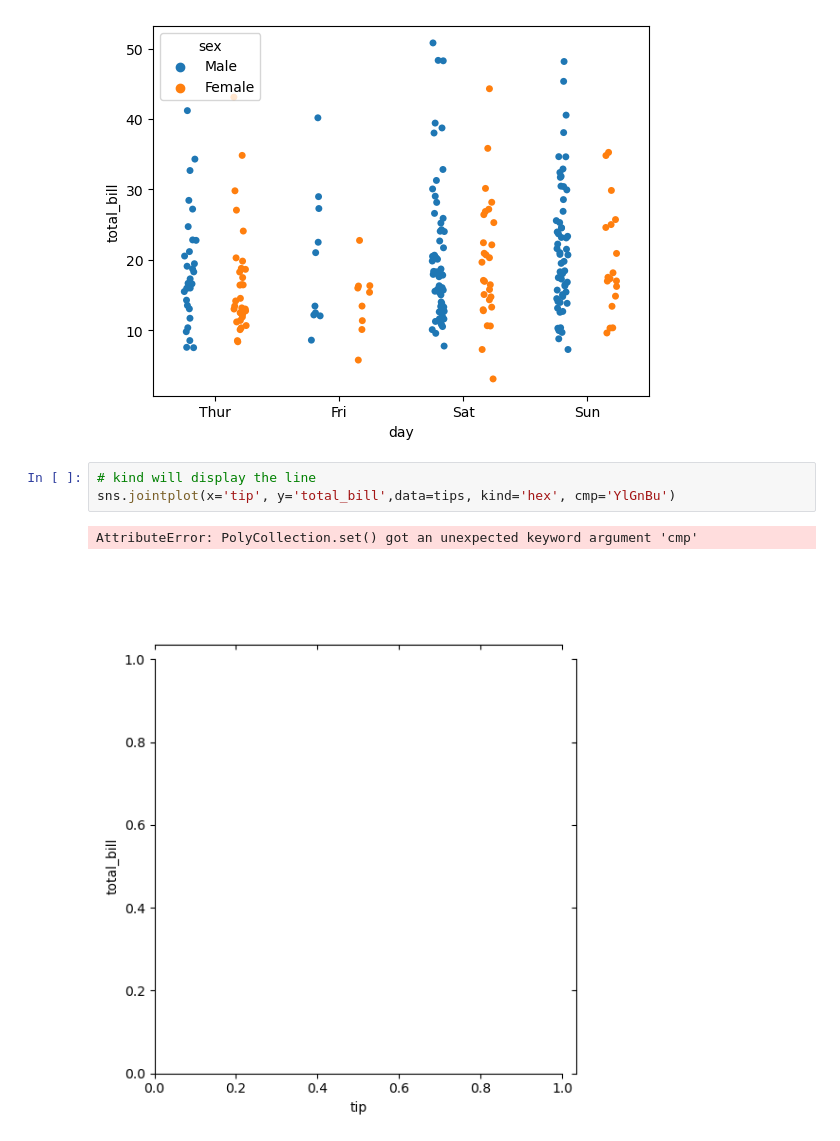
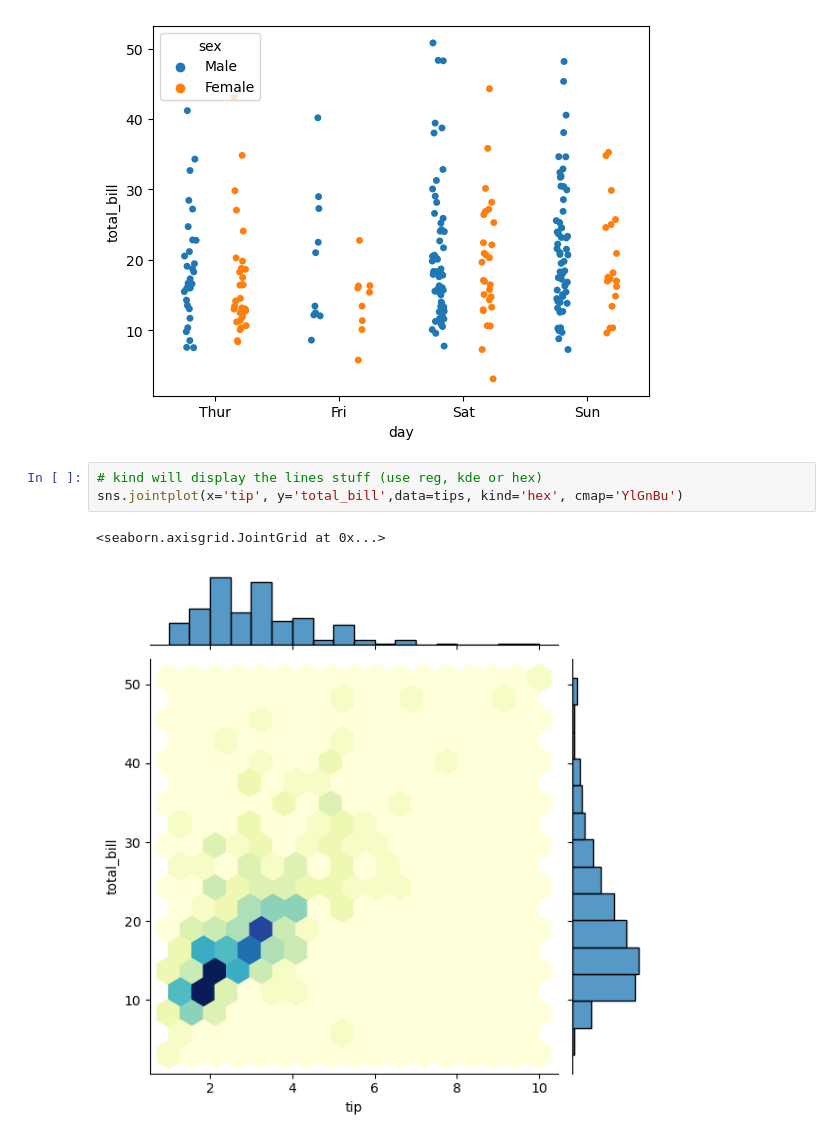
Before and after one commit to hamzacyberpatcher/seaborn-tutorial, a Jupyter notebook: seaborn.ipynb, the cells around one changed output. Cells and saved outputs as stored; diff of their text form.

```diff
--- a/seaborn.ipynb
+++ b/seaborn.ipynb
@@ -86,8 +86,8 @@ sns.stripplot(x='day', y ='total_bill', data=tips, hue='sex', dodge='true')
 <Axes: xlabel='day', ylabel='total_bill'>
 [figure]
 # %%
-# kind will display the line
-sns.jointplot(x='tip', y='total_bill',data=tips, kind='hex', cmp='YlGnBu')
+# kind will display the lines stuff (use reg, kde or hex)
+sns.jointplot(x='tip', y='total_bill',data=tips, kind='hex', cmap='YlGnBu')
 # %% [output]
-AttributeError: PolyCollection.set() got an unexpected keyword argument 'cmp'
+<seaborn.axisgrid.JointGrid at 0x...>
-[figure, old version]
+[figure, new version]
```
